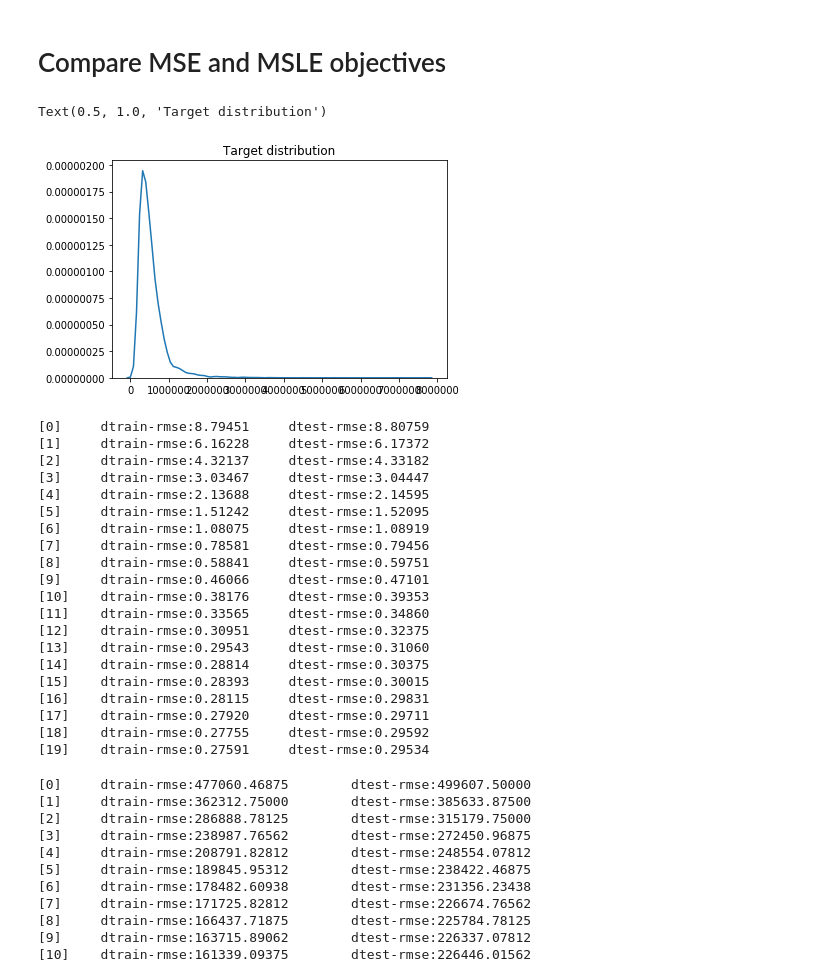
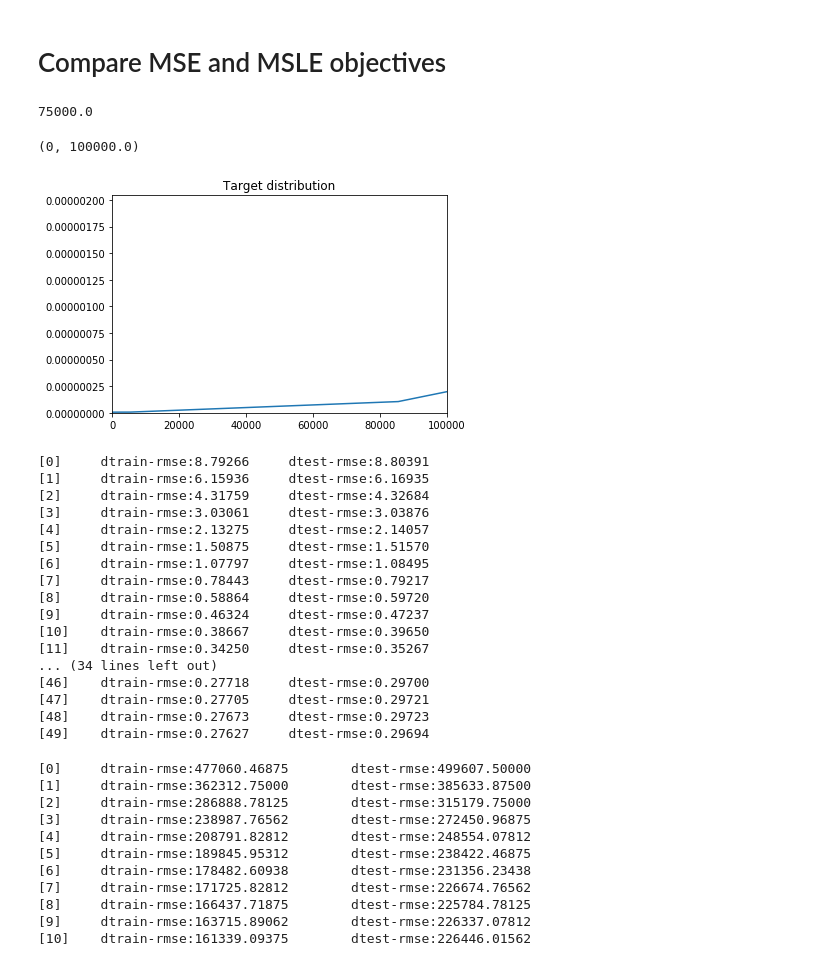
Before and after one commit to valeriy42/msle-approximations, a Jupyter notebook: msle-mse-comparison.ipynb, the cells around one changed output. Saved outputs shown, nothing was run; the diff lists cells and outputs as text; code cells hidden in the pictures.

```diff
--- a/msle-mse-comparison.ipynb
+++ b/msle-mse-comparison.ipynb
@@ -25,41 +25,43 @@ dtest = xgb.DMatrix(X_test, label=y_test)
 
 dtrain2 = xgb.DMatrix(X_train, label=np.log1p(y_train))
 dtest2 = xgb.DMatrix(X_test, label=np.log1p(y_test))
+# %%
+np.min(y)
+# %% [output]
+75000.0
 # %%
 sns.distplot(y, kde=True, hist=False)
 pl.title('Target distribution')
+pl.xlim((0,1e5))
 # %% [output]
-Text(0.5, 1.0, 'Target distribution')
+(0, 100000.0)
-[figure, old version]
+[figure, new version]
 # %%
 # we simulated MSLE by running MSE on scaled values
 # for some reason it leads to far better results than running xgboost implmemented MSLE
 msle_model = xgb.train({'tree_method': 'hist', 'seed': 1994,
-               'eta': 0.3, 'objective': 'reg:squarederror'},
+               'eta': 0.3, 'objective': 'reg:squarederror', 'lambda': 0.0, 'max_depth':4},
               dtrain=dtrain2,
-              num_boost_round=20,
+              num_boost_round=50,
               evals=[(dtrain2, 'dtrain'), (dtest2, 'dtest')])
 # %% [output]
-[0]     dtrain-rmse:8.79451     dtest-rmse:8.80759
-[1]     dtrain-rmse:6.16228     dtest-rmse:6.17372
-[2]     dtrain-rmse:4.32137     dtest-rmse:4.33182
-[3]     dtrain-rmse:3.03467     dtest-rmse:3.04447
-[4]     dtrain-rmse:2.13688     dtest-rmse:2.14595
-[5]     dtrain-rmse:1.51242     dtest-rmse:1.52095
-[6]     dtrain-rmse:1.08075     dtest-rmse:1.08919
-[7]     dtrain-rmse:0.78581     dtest-rmse:0.79456
-[8]     dtrain-rmse:0.58841     dtest-rmse:0.59751
-[9]     dtrain-rmse:0.46066     dtest-rmse:0.47101
-[10]    dtrain-rmse:0.38176     dtest-rmse:0.39353
-[11]    dtrain-rmse:0.33565     dtest-rmse:0.34860
-[12]    dtrain-rmse:0.30951     dtest-rmse:0.32375
-[13]    dtrain-rmse:0.29543     dtest-rmse:0.31060
-[14]    dtrain-rmse:0.28814     dtest-rmse:0.30375
-[15]    dtrain-rmse:0.28393     dtest-rmse:0.30015
-[16]    dtrain-rmse:0.28115     dtest-rmse:0.29831
-[17]    dtrain-rmse:0.27920     dtest-rmse:0.29711
-[18]    dtrain-rmse:0.27755     dtest-rmse:0.29592
-[19]    dtrain-rmse:0.27591     dtest-rmse:0.29534
+[0]     dtrain-rmse:8.79266     dtest-rmse:8.80391
+[1]     dtrain-rmse:6.15936     dtest-rmse:6.16935
+[2]     dtrain-rmse:4.31759     dtest-rmse:4.32684
+[3]     dtrain-rmse:3.03061     dtest-rmse:3.03876
+[4]     dtrain-rmse:2.13275     dtest-rmse:2.14057
+[5]     dtrain-rmse:1.50875     dtest-rmse:1.51570
+[6]     dtrain-rmse:1.07797     dtest-rmse:1.08495
+[7]     dtrain-rmse:0.78443     dtest-rmse:0.79217
+[8]     dtrain-rmse:0.58864     dtest-rmse:0.59720
+[9]     dtrain-rmse:0.46324     dtest-rmse:0.47237
+[10]    dtrain-rmse:0.38667     dtest-rmse:0.39650
+[11]    dtrain-rmse:0.34250     dtest-rmse:0.35267
+... (34 lines left out)
+[46]    dtrain-rmse:0.27718     dtest-rmse:0.29700
+[47]    dtrain-rmse:0.27705     dtest-rmse:0.29721
+[48]    dtrain-rmse:0.27673     dtest-rmse:0.29723
+[49]    dtrain-rmse:0.27627     dtest-rmse:0.29694
 # %%
 mse_model = xgb.train({'tree_method': 'hist', 'seed': 1994,
                'eta': 0.3, 'objective': 'reg:squarederror'},
```
Also changed, not shown: 2 other files.
